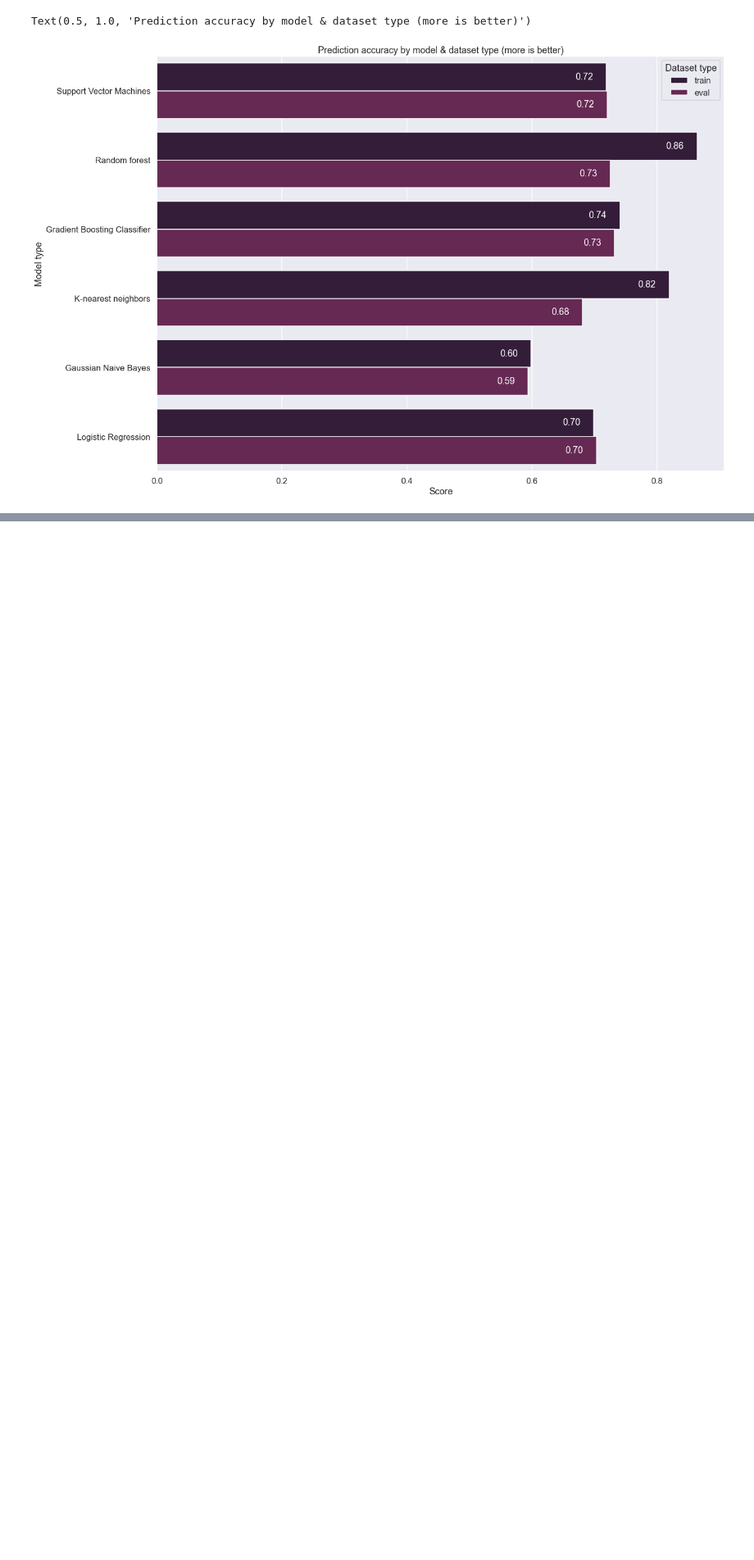
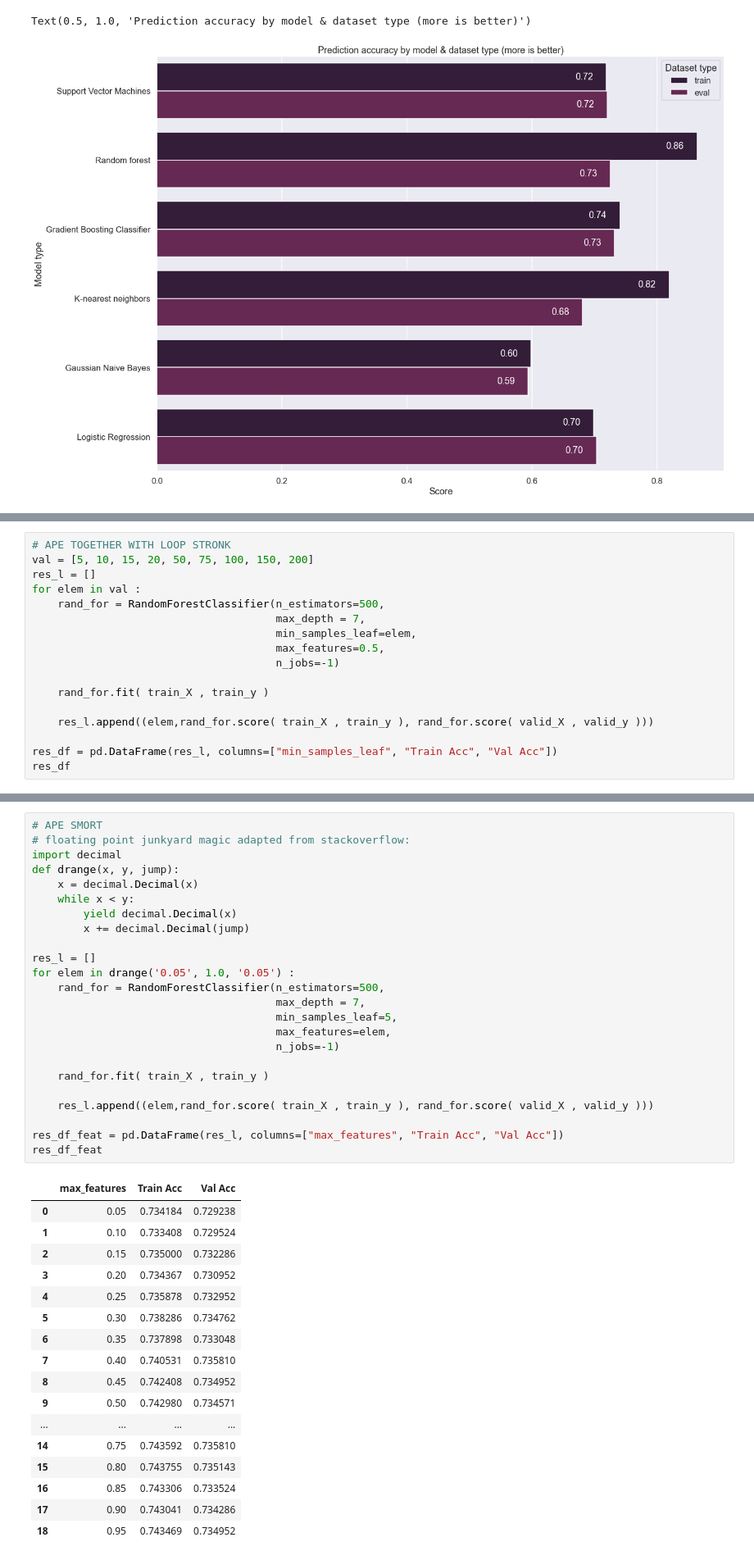
Before and after one commit to pasaunier/FDD_Projet_H, a Jupyter notebook: classification_saunier.ipynb, the cells around one changed output, grey strips where cells are left out. Shown: that part at 82% size. Cells and saved outputs as stored; diff of their text form; blank space fills up the shorter version.

```diff
--- a/classification_saunier.ipynb
+++ b/classification_saunier.ipynb
@@ -365,0 +384,17 @@ print (rand_for.score( train_X , train_y ) , rand_for.score( valid_X , valid_y )
+# %%
+# APE TOGETHER WITH LOOP STRONK
+val = [5, 10, 15, 20, 50, 75, 100, 150, 200]
+res_l = []
+for elem in val :
+    rand_for = RandomForestClassifier(n_estimators=500,
+                                      max_depth = 7,
+                                      min_samples_leaf=elem,
+                                      max_features=0.5,
+                                      n_jobs=-1)
+
+    rand_for.fit( train_X , train_y )
+
+    res_l.append((elem,rand_for.score( train_X , train_y ), rand_for.score( valid_X , valid_y )))
+
+res_df = pd.DataFrame(res_l, columns=["min_samples_leaf", "Train Acc", "Val Acc"])
+res_df
@@ -365,0 +417,42 @@ print (rand_for.score( train_X , train_y ) , rand_for.score( valid_X , valid_y )
+# %%
+# APE SMORT
+# floating point junkyard magic adapted from stackoverflow:
+import decimal
+def drange(x, y, jump):
+    x = decimal.Decimal(x)
+    while x < y:
+        yield decimal.Decimal(x)
+        x += decimal.Decimal(jump)
+
+res_l = []
+for elem in drange('0.05', 1.0, '0.05') :
+    rand_for = RandomForestClassifier(n_estimators=500,
+                                      max_depth = 7,
+                                      min_samples_leaf=5,
+                                      max_features=elem,
+                                      n_jobs=-1)
+
+    rand_for.fit( train_X , train_y )
+
+    res_l.append((elem,rand_for.score( train_X , train_y ), rand_for.score( valid_X , valid_y )))
+
+res_df_feat = pd.DataFrame(res_l, columns=["max_features", "Train Acc", "Val Acc"])
+res_df_feat
+# %% [output]
+|  | max_features | Train Acc | Val Acc |
+| 0 | 0.05 | 0.734184 | 0.729238 |
+| 1 | 0.10 | 0.733408 | 0.729524 |
+| 2 | 0.15 | 0.735000 | 0.732286 |
+| 3 | 0.20 | 0.734367 | 0.730952 |
+| 4 | 0.25 | 0.735878 | 0.732952 |
+| 5 | 0.30 | 0.738286 | 0.734762 |
+| 6 | 0.35 | 0.737898 | 0.733048 |
+| 7 | 0.40 | 0.740531 | 0.735810 |
+| 8 | 0.45 | 0.742408 | 0.734952 |
+| 9 | 0.50 | 0.742980 | 0.734571 |
+| ... | ... | ... | ... |
+| 14 | 0.75 | 0.743592 | 0.735810 |
+| 15 | 0.80 | 0.743755 | 0.735143 |
+| 16 | 0.85 | 0.743306 | 0.733524 |
+| 17 | 0.90 | 0.743041 | 0.734286 |
+| 18 | 0.95 | 0.743469 | 0.734952 |
```
Also changed, not shown: parts of 5 cells of this notebook.
